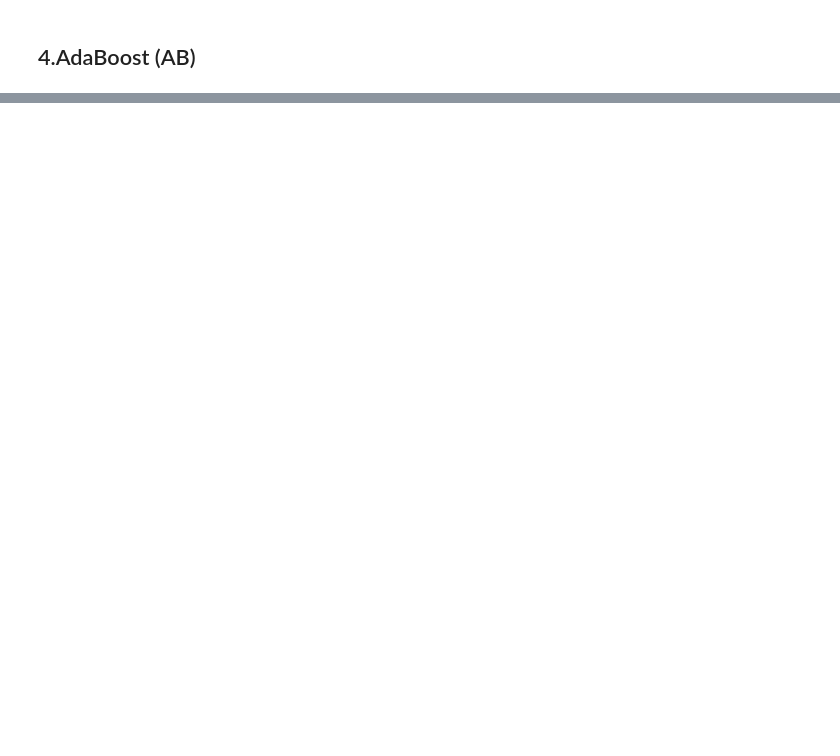
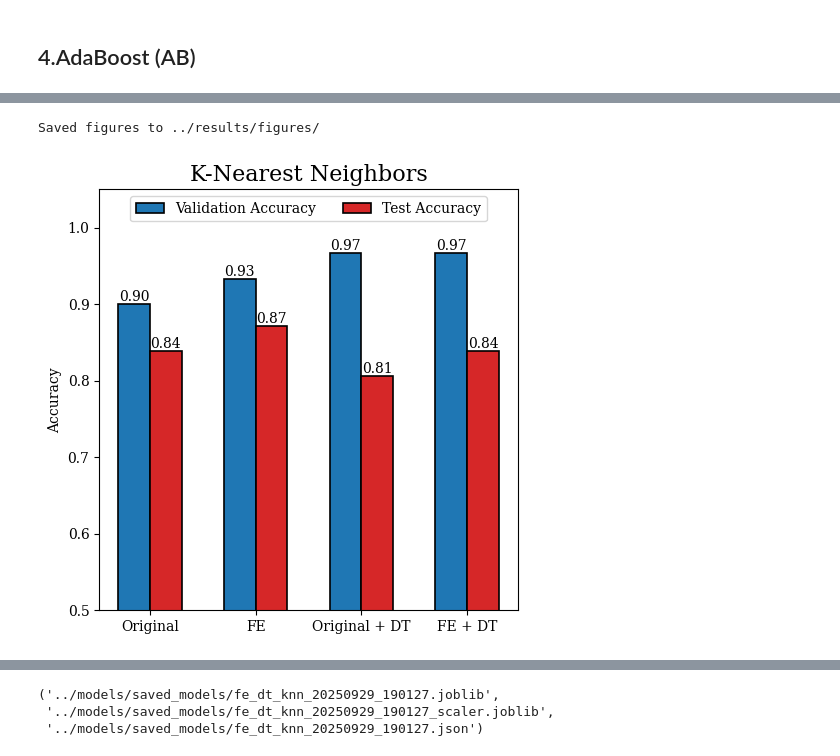
Before and after one commit to huynqhcmus/heart-disease-diagnosis, a Jupyter notebook: notebooks/Model-Training-and-Evalution.ipynb, the cells around one changed output, grey strips where cells are left out. Saved outputs shown, nothing was run; the diff lists cells and outputs as text; code cells hidden in the pictures; blank space fills up the shorter version.

```diff
--- a/notebooks/Model-Training-and-Evalution.ipynb
+++ b/notebooks/Model-Training-and-Evalution.ipynb
@@ -582,7 +429,0 @@ weighted avg       0.84      0.84      0.84        31
-# %%
-# AdaBoost on Original + DT
-print("Đánh giá trên tập Original + DT")
-ada_model, ada_val_dt_acc, best_params = evaluate_val_ada(
-X_dt_train, y_dt_train, X_dt_val, y_dt_val
-)
-ada_test_dt_acc = evaluate_test_ada(ada_model, X_dt_test, y_dt_test)
@@ -610,7 +429,0 @@ weighted avg       0.81      0.81      0.81        31
-# %%
-# AdaBoost on FE + DT
-print("Đánh giá trên tập FE + DT")
-ada_model, ada_val_fe_dt_acc, best_params = evaluate_val_ada(
-X_fe_dt_train, y_fe_dt_train, X_fe_dt_val, y_fe_dt_val
-)
-ada_test_fe_dt_acc = evaluate_test_ada(ada_model, X_fe_dt_test, y_fe_dt_test)
@@ -1236,0 +523,56 @@ plt.show()
+# %%
+# Vẽ biểu đồ so sánh hiệu suất KNN trên các tập dữ liệu
+plt.rcParams['font.family'] = 'Serif'
+
+labels = ['Original', 'FE', 'Original + DT', 'FE + DT']
+val_accs = [knn_val_acc, knn_val_fe_acc, knn_val_dt_acc, knn_val_fe_dt_acc]
+test_accs = [knn_test_acc, knn_test_fe_acc, knn_test_dt_acc, knn_test_fe_dt_acc]
+
+x = np.arange(len(labels))
+width = 0.3
+
+fig, ax = plt.subplots(figsize=(5, 5))
+
+rects1 = ax.bar(x - width/2, val_accs, width,
+                label='Validation Accuracy',
+                color='tab:blue', edgecolor='black', linewidth=1.2)
+rects2 = ax.bar(x + width/2, test_accs, width,
+                label='Test Accuracy',
+                color='tab:red', edgecolor='black', linewidth=1.2)
+
+ax.set_ylim(0.5, 1.05)
+ax.set_ylabel('Accuracy')
+ax.set_title('K-Nearest Neighbors', fontsize=16)
+ax.set_xticks(x)
+ax.set_xticklabels(labels)
+ax.legend(ncol=2, loc='upper center')
+
+def autolabel(rects):
+    for rect in rects:
+        h = rect.get_height()
+        ax.annotate(f'{h:.2f}', xy=(rect.get_x()+rect.get_width()/2, h),
+                    ha='center', va='bottom')
+
+autolabel(rects1)
+autolabel(rects2)
+
+fig.tight_layout()
+
+# Save to results/figures
+save_dir = '../results/figures'
+os.makedirs(save_dir, exist_ok=True)
+fig.savefig(f'{save_dir}/knn_comparison.png', dpi=300, bbox_inches='tight')
+fig.savefig(f'{save_dir}/knn_comparison.pdf', bbox_inches='tight')
+print(f"Saved figures to {save_dir}/")
+
+plt.show()
+
+# Lưu mô hình KNN
+print("\n=== Lưu mô hình K-Nearest Neighbors ===")
+save_model_with_metadata(knn_model, knn_scaler, 'knn', 'raw', knn_val_acc, knn_test_acc, knn_best_params)
+save_model_with_metadata(knn_model_fe, knn_scaler_fe, 'knn', 'fe', knn_val_fe_acc, knn_test_fe_acc, knn_best_params_fe)
+save_model_with_metadata(knn_model_dt, knn_scaler_dt, 'knn', 'dt', knn_val_dt_acc, knn_test_dt_acc, knn_best_params_dt)
+save_model_with_metadata(knn_model_fe_dt, knn_scaler_fe_dt, 'knn', 'fe_dt', knn_val_fe_dt_acc, knn_test_fe_dt_acc, knn_best_params_fe_dt)
+# %% [output]
+Saved figures to ../results/figures/
+[figure, added]
@@ -1236,0 +592,3 @@ plt.show()
+('../models/saved_models/fe_dt_knn_20250929_190127.joblib',
+ '../models/saved_models/fe_dt_knn_20250929_190127_scaler.joblib',
+ '../models/saved_models/fe_dt_knn_20250929_190127.json')
```
Also changed, not shown: parts of 48 cells of this notebook, 39 other files.
